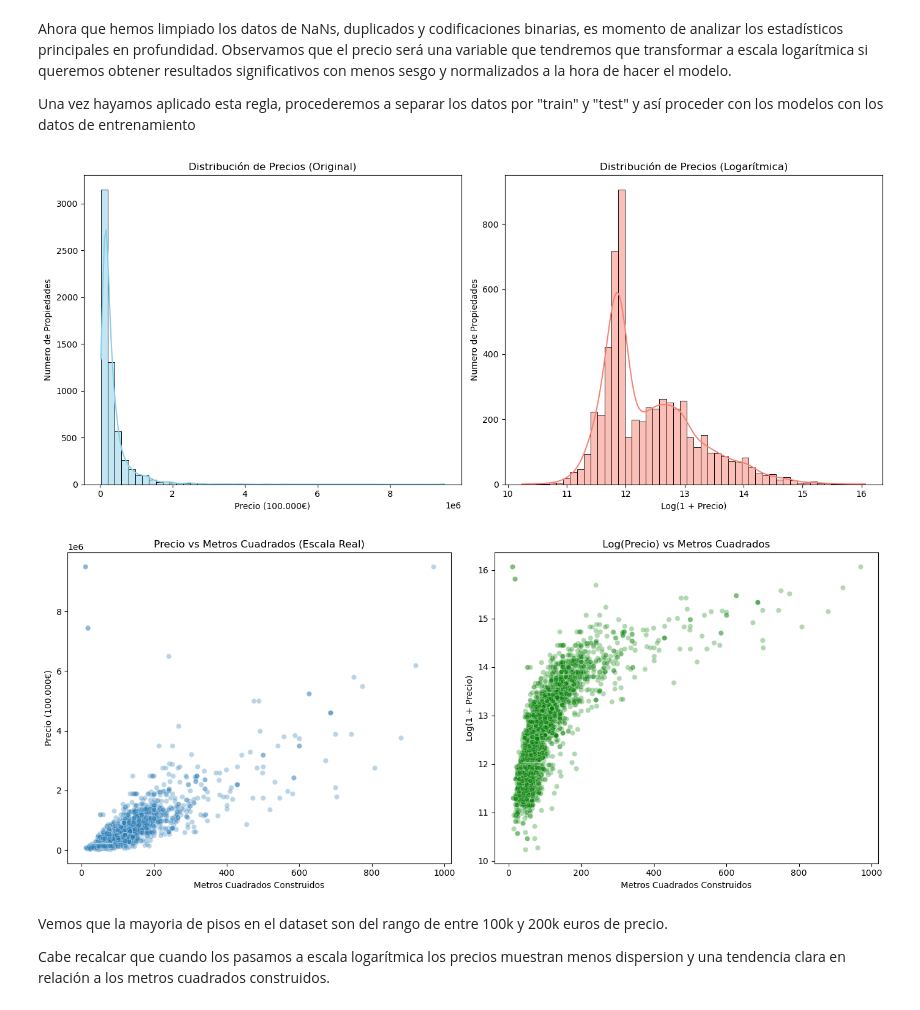
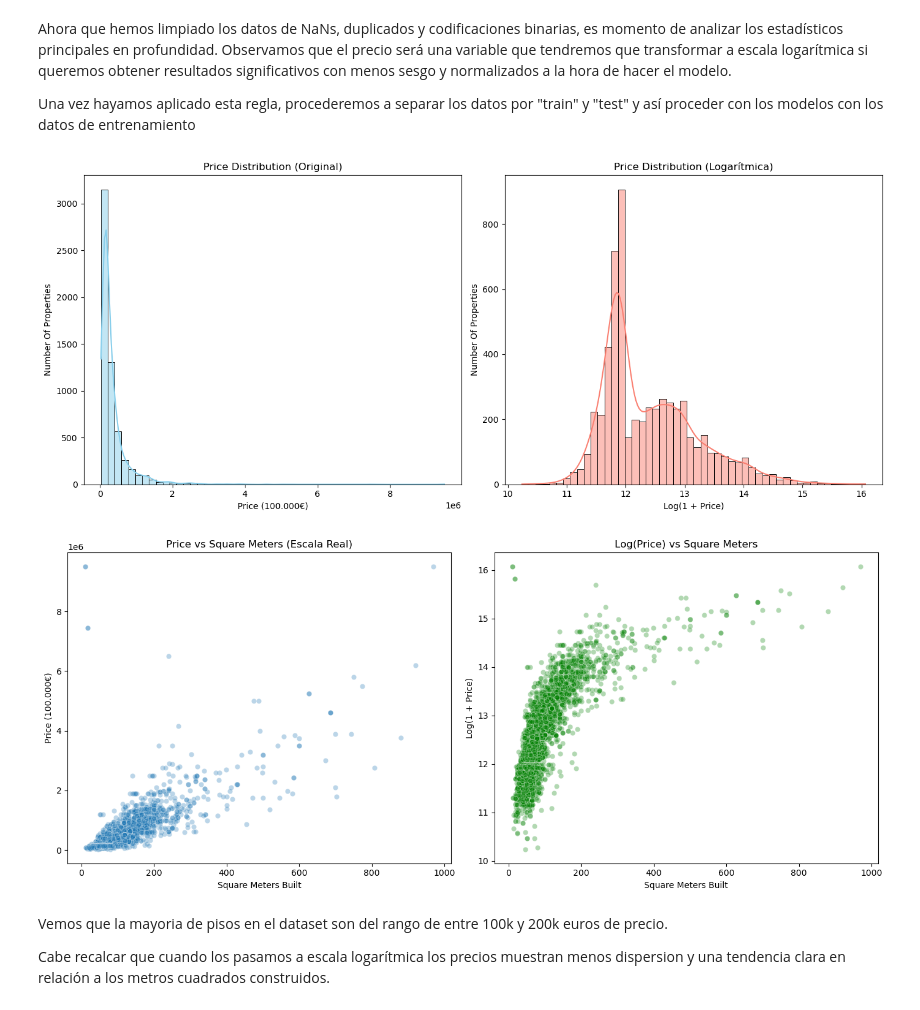
Before and after one commit to arboldeku/bcn-housing-prices, a Jupyter notebook: Code/edasalesbcn.ipynb, the cells around one changed output. Drawn from its saved outputs; the diff is of its cells as text; code cells hidden in the pictures.

```diff
--- a/Code/edasalesbcn.ipynb
+++ b/Code/edasalesbcn.ipynb
@@ -6,7 +6,7 @@ import seaborn as sns
 from sklearn.impute import KNNImputer
 from sklearn.preprocessing import MinMaxScaler
 # %%
-dfbcn = pd.read_csv('Dataset/sale_Barcelona.csv', delimiter = ',')
+dfbcn = pd.read_csv('../Data/sale_Barcelona.csv', delimiter = ',')
 # %%
 print(dfbcn.columns.tolist())
 # %% [output]
@@ -259,42 +293,42 @@ plt.figure(figsize=(14, 6))
 # Histograma de precios originales
 plt.subplot(1, 2, 1)
 sns.histplot(dfbcn['price'], bins=50, kde=True, color='skyblue')
-plt.title('Distribución de Precios (Original)')
-plt.xlabel('Precio (100.000€)')
-plt.ylabel('Numero de Propiedades')
+plt.title('Price Distribution (Original)')
+plt.xlabel('Price (100.000€)')
+plt.ylabel('Number Of Properties')
 
 # Histograma de precios logarítmicos
 plt.subplot(1, 2, 2)
 sns.histplot(dfbcn['log_price'], bins=50, kde=True, color='salmon')
-plt.title('Distribución de Precios (Logarítmica)')
-plt.xlabel('Log(1 + Precio)')
-plt.ylabel('Numero de Propiedades')
+plt.title('Price Distribution (Logarítmica)')
+plt.xlabel('Log(1 + Price)')
+plt.ylabel('Number Of Properties')
 
 plt.tight_layout()
 plt.show()
 # %% [output]
-[figure, old version]
+[figure, new version]
 # %%
 plt.figure(figsize=(14, 6))
 
 # Scatterplot en escala real
 plt.subplot(1, 2, 1)
 sns.scatterplot(x='sq_meters_built', y='price', data=dfbcn, alpha=0.3)
-plt.title('Precio vs Metros Cuadrados (Escala Real)')
-plt.xlabel('Metros Cuadrados Construidos')
-plt.ylabel('Precio (100.000€)')
+plt.title('Price vs Square Meters (Escala Real)')
+plt.xlabel('Square Meters Built')
+plt.ylabel('Price (100.000€)')
 
 # Scatterplot en escala logarítmica
 plt.subplot(1, 2, 2)
 sns.scatterplot(x='sq_meters_built', y='log_price', data=dfbcn, alpha=0.3, color='green')
-plt.title('Log(Precio) vs Metros Cuadrados')
-plt.xlabel('Metros Cuadrados Construidos')
-plt.ylabel('Log(1 + Precio)')
+plt.title('Log(Price) vs Square Meters')
+plt.xlabel('Square Meters Built')
+plt.ylabel('Log(1 + Price)')
 
 plt.tight_layout()
 plt.show()
 # %% [output]
-[figure, old version]
+[figure, new version]
 # %% [markdown]
 Vemos que la mayoria de pisos en el dataset son del rango de entre 100k y 200k euros de precio.
 
```
Also changed, not shown: parts of 11 cells of this notebook.
